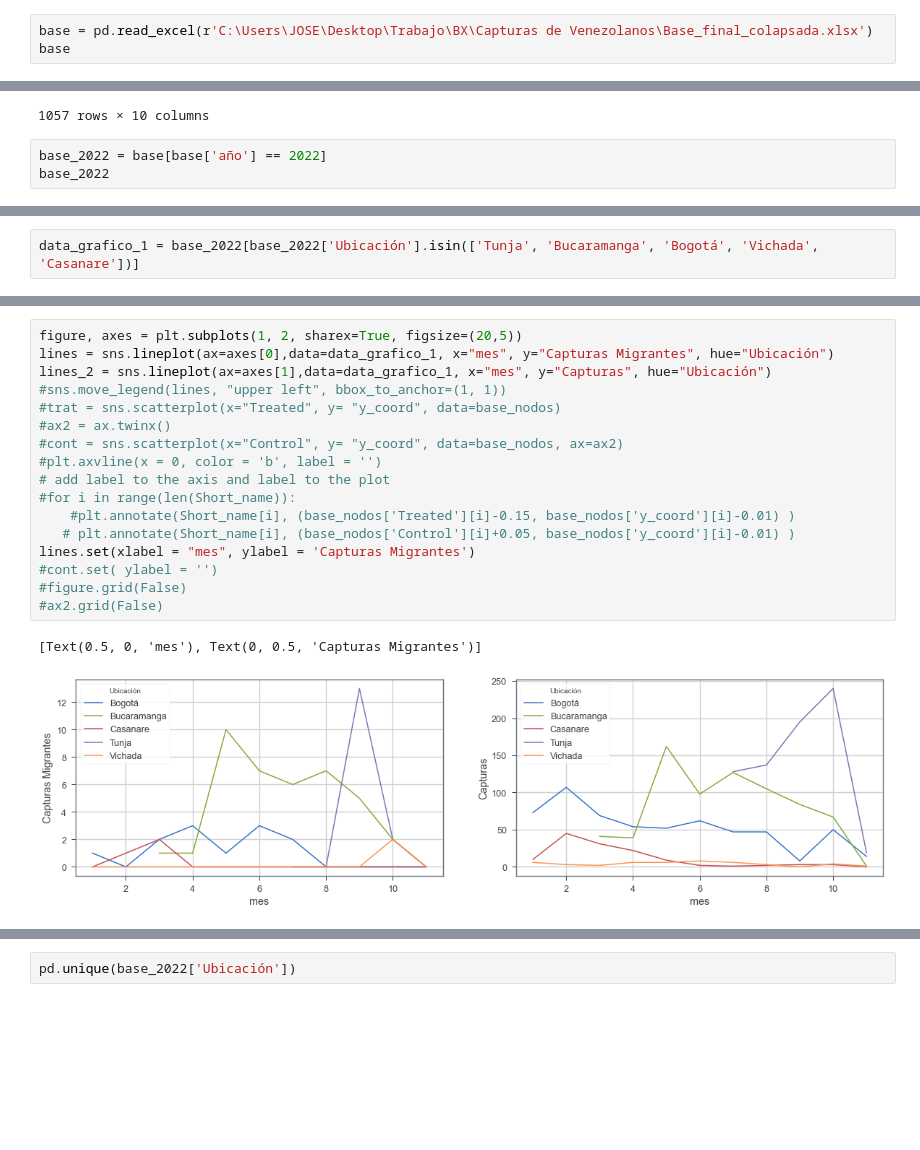
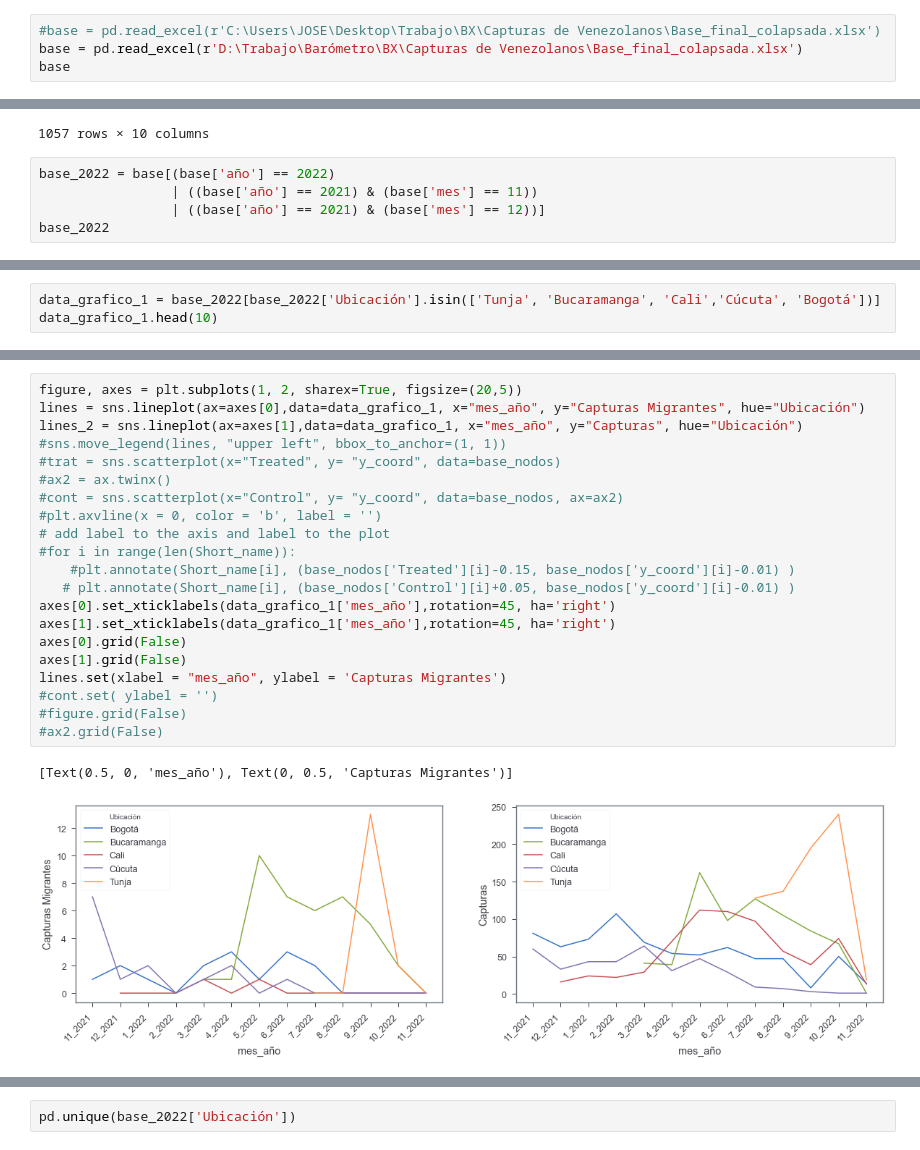
Before and after one commit to jordinola1470/BX-Codes, a Jupyter notebook: Capturas de Venezolanos/graphs.ipynb, the cells around one changed output, grey strips where cells are left out. Saved outputs shown, nothing was run; the diff lists cells and outputs as text; blank space fills up the shorter version.

```diff
--- a/Capturas de Venezolanos/graphs.ipynb
+++ b/Capturas de Venezolanos/graphs.ipynb
@@ -14,7 +14,8 @@ import matplotlib.colors as mcolors
 import matplotlib.pyplot as plt
 import seaborn as sns
 # %%
-base = pd.read_excel(r'C:\Users\JOSE\Desktop\Trabajo\BX\Capturas de Venezolanos\Base_final_colapsada.xlsx')
+#base = pd.read_excel(r'C:\Users\JOSE\Desktop\Trabajo\BX\Capturas de Venezolanos\Base_final_colapsada.xlsx')
+base = pd.read_excel(r'D:\Trabajo\Barómetro\BX\Capturas de Venezolanos\Base_final_colapsada.xlsx')
 base
 # %% [output]
 |  | Unnamed: 0 | mes_año | Ubicación | Capturas | Migrantes | Capturas Migrantes | Tasa de temática migrante | ... |
@@ -31,7 +32,9 @@ base
 | 1056 | 222 | 11_2022 | Villavicencio, Meta, Casanare, Am... | 0 | 0 | 0 | 0.0 | ... |
 1057 rows × 10 columns
 # %%
-base_2022 = base[base['año'] == 2022]
+base_2022 = base[(base['año'] == 2022)
+                 | ((base['año'] == 2021) & (base['mes'] == 11))
+                 | ((base['año'] == 2021) & (base['mes'] == 12))]
 base_2022
 # %% [output]
 |  | Unnamed: 0 | mes_año | Ubicación | Capturas | Migrantes | Capturas Migrantes | Tasa de temática migrante | ... |
@@ -118,2 +142,3 @@ plt.grid(False)
 # %%
-data_grafico_1 = base_2022[base_2022['Ubicación'].isin(['Tunja', 'Bucaramanga', 'Bogotá', 'Vichada', 'Casanare'])]
+data_grafico_1 = base_2022[base_2022['Ubicación'].isin(['Tunja', 'Bucaramanga', 'Cali','Cúcuta', 'Bogotá'])]
+data_grafico_1.head(10)
@@ -120,22 +157,26 @@ data_grafico_1 = base_2022[base_2022['Ubicación'].isin(['Tunja', 'Bucaramanga',
 # %%
 figure, axes = plt.subplots(1, 2, sharex=True, figsize=(20,5))
-lines = sns.lineplot(ax=axes[0],data=data_grafico_1, x="mes", y="Capturas Migrantes", hue="Ubicación")
-lines_2 = sns.lineplot(ax=axes[1],data=data_grafico_1, x="mes", y="Capturas", hue="Ubicación")
+lines = sns.lineplot(ax=axes[0],data=data_grafico_1, x="mes_año", y="Capturas Migrantes", hue="Ubicación")
+lines_2 = sns.lineplot(ax=axes[1],data=data_grafico_1, x="mes_año", y="Capturas", hue="Ubicación")
 #sns.move_legend(lines, "upper left", bbox_to_anchor=(1, 1))
 #trat = sns.scatterplot(x="Treated", y= "y_coord", data=base_nodos)
 #ax2 = ax.twinx()
 #cont = sns.scatterplot(x="Control", y= "y_coord", data=base_nodos, ax=ax2)
 #plt.axvline(x = 0, color = 'b', label = '')
 # add label to the axis and label to the plot
 #for i in range(len(Short_name)):
     #plt.annotate(Short_name[i], (base_nodos['Treated'][i]-0.15, base_nodos['y_coord'][i]-0.01) )
    # plt.annotate(Short_name[i], (base_nodos['Control'][i]+0.05, base_nodos['y_coord'][i]-0.01) )
-lines.set(xlabel = "mes", ylabel = 'Capturas Migrantes')
+axes[0].set_xticklabels(data_grafico_1['mes_año'],rotation=45, ha='right')
+axes[1].set_xticklabels(data_grafico_1['mes_año'],rotation=45, ha='right')
+axes[0].grid(False)
+axes[1].grid(False)
+lines.set(xlabel = "mes_año", ylabel = 'Capturas Migrantes')
 #cont.set( ylabel = '')
 #figure.grid(False)
 #ax2.grid(False)
 # %% [output]
-[Text(0.5, 0, 'mes'), Text(0, 0.5, 'Capturas Migrantes')]
+[Text(0.5, 0, 'mes_año'), Text(0, 0.5, 'Capturas Migrantes')]
-[figure, old version]
+[figure, new version]
 # %%
 data_grafico_1 = base_2022.sort_values(by=['Capturas Migrantes'], ascending=False)
```
Also changed, not shown: parts of 8 cells of this notebook, 26 other files.
